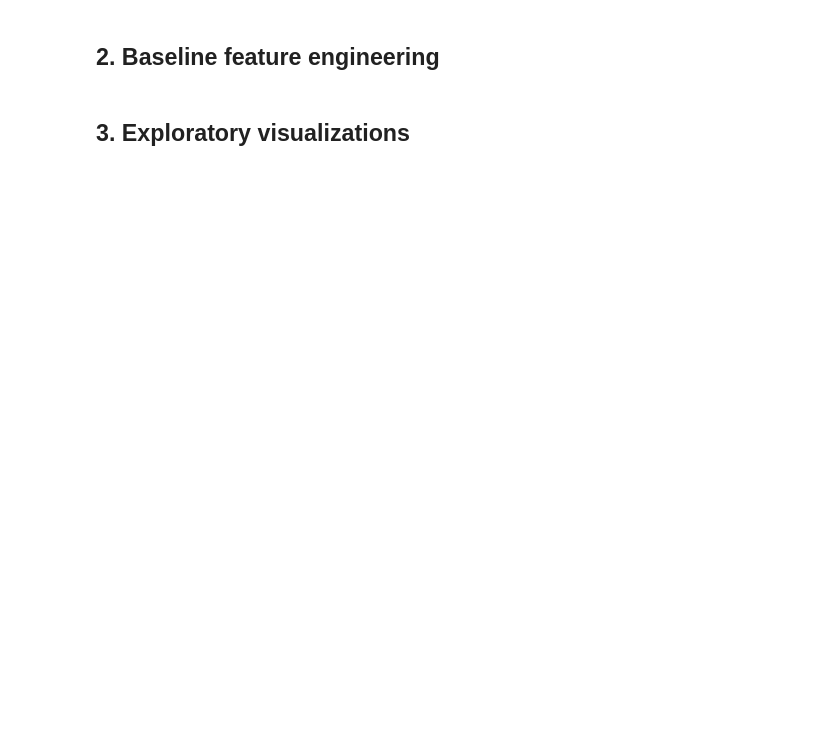
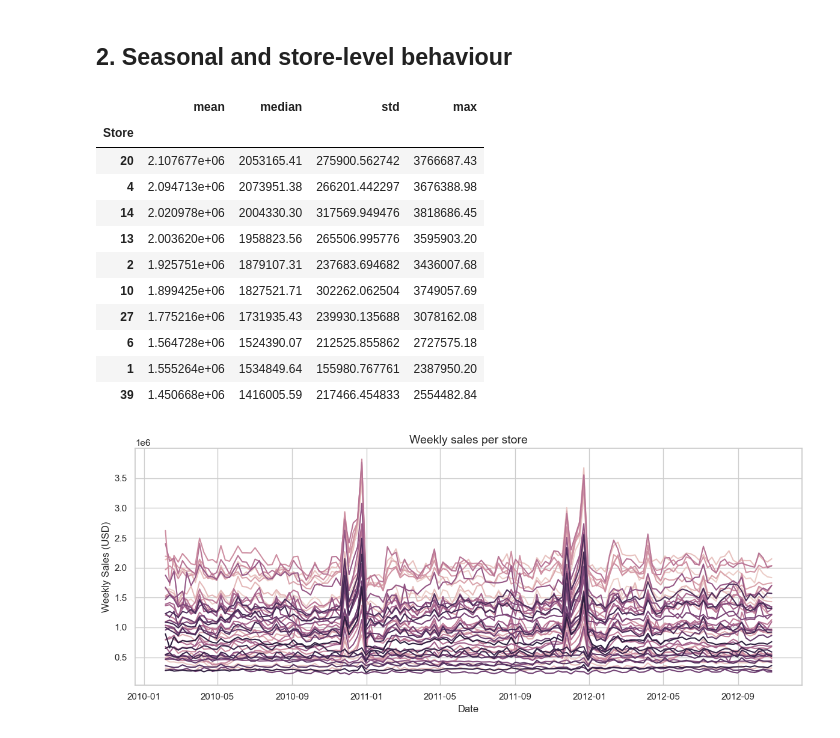
Before and after one commit to MrEleden/forecasting_demo, a Jupyter notebook: projects/retail_sales_walmart/notebooks/walmart_exploratory_analysis.ipynb, the cells around one changed output. Drawn from its saved outputs; the diff is of its cells as text; code cells hidden in the pictures; blank space fills up the shorter version.

```diff
--- a/projects/retail_sales_walmart/notebooks/walmart_exploratory_analysis.ipynb
+++ b/projects/retail_sales_walmart/notebooks/walmart_exploratory_analysis.ipynb
@@ -65,3 +73,5 @@ print(f"Processed outputs will be stored under: {PROCESSED_DIR.relative_to(PROJE
 # %%
-df_raw = pd.read_csv(RAW_DATA_PATH)
+df_raw = pd.read_csv(RAW_PATH)
+row_count, col_count = df_raw.shape
+print(f"Rows: {row_count:,} | Columns: {col_count}")
 df_raw.head()
@@ -87,26 +118,42 @@ print(f"Duplicate [Store, Date] rows: {duplicates}")
-# %% [markdown]
-## 2. Baseline feature engineering
+# %% [markdown]
+## 2. Seasonal and store-level behaviour
 # %%
 df = df_raw.copy()
 df["Date"] = pd.to_datetime(df["Date"], format="%d-%m-%Y")
 df.sort_values(["Store", "Date"], inplace=True)
-df.reset_index(drop=True, inplace=True)
-
-df["Holiday_Flag"] = df["Holiday_Flag"].astype(bool)
 df["Week"] = df["Date"].dt.isocalendar().week.astype(int)
 df["Year"] = df["Date"].dt.year
 df["Month"] = df["Date"].dt.month
 df["Quarter"] = df["Date"].dt.quarter
 df["DayOfYear"] = df["Date"].dt.dayofyear
 
-# Seasonal encodings
 df["Week_sin"] = np.sin(2 * math.pi * df["Week"] / 52)
 df["Week_cos"] = np.cos(2 * math.pi * df["Week"] / 52)
 df["Month_sin"] = np.sin(2 * math.pi * df["Month"] / 12)
 df["Month_cos"] = np.cos(2 * math.pi * df["Month"] / 12)
 
-# Climate conversions
-df["Temperature_C"] = (df["Temperature"] - 32) * 5.0 / 9.0
-df["Fuel_Price_Log"] = np.log1p(df["Fuel_Price"])
-
-df.head()
+store_summary = (
+    df.groupby("Store")["Weekly_Sales"]
+    .agg(["mean", "median", "std", "max"])
+    .sort_values("mean", ascending=False)
+)
+display(store_summary.head(10))
+plt.figure(figsize=(12, 5))
+sns.lineplot(data=df, x="Date", y="Weekly_Sales", hue="Store", legend=False)
+plt.title("Weekly sales per store")
+plt.ylabel("Weekly Sales (USD)")
+plt.tight_layout()
+# %% [output]
+|  | mean | median | std | max |
+| Store |  |  |  |  |
+| 20 | 2.107677e+06 | 2053165.41 | 275900.562742 | 3766687.43 |
+| 4 | 2.094713e+06 | 2073951.38 | 266201.442297 | 3676388.98 |
+| 14 | 2.020978e+06 | 2004330.30 | 317569.949476 | 3818686.45 |
+| 13 | 2.003620e+06 | 1958823.56 | 265506.995776 | 3595903.20 |
+| 2 | 1.925751e+06 | 1879107.31 | 237683.694682 | 3436007.68 |
+| 10 | 1.899425e+06 | 1827521.71 | 302262.062504 | 3749057.69 |
+| 27 | 1.775216e+06 | 1731935.43 | 239930.135688 | 3078162.08 |
+| 6 | 1.564728e+06 | 1524390.07 | 212525.855862 | 2727575.18 |
+| 1 | 1.555264e+06 | 1534849.64 | 155980.767761 | 2387950.20 |
+| 39 | 1.450668e+06 | 1416005.59 | 217466.454833 | 2554482.84 |
+[figure, added]
@@ -142,2 +159,0 @@ df.head(10)
-# %% [markdown]
-## 3. Exploratory visualizations
```
Also changed, not shown: parts of 24 cells of this notebook, 2 other files.
